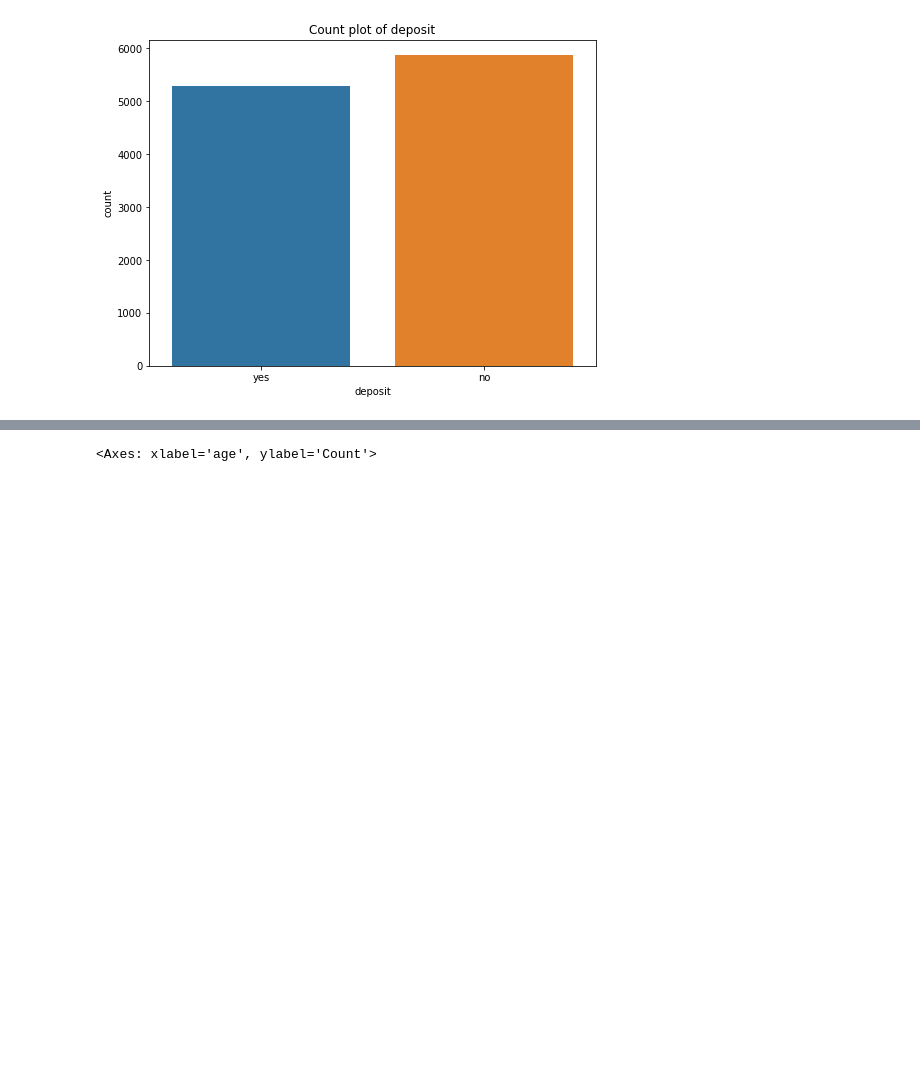
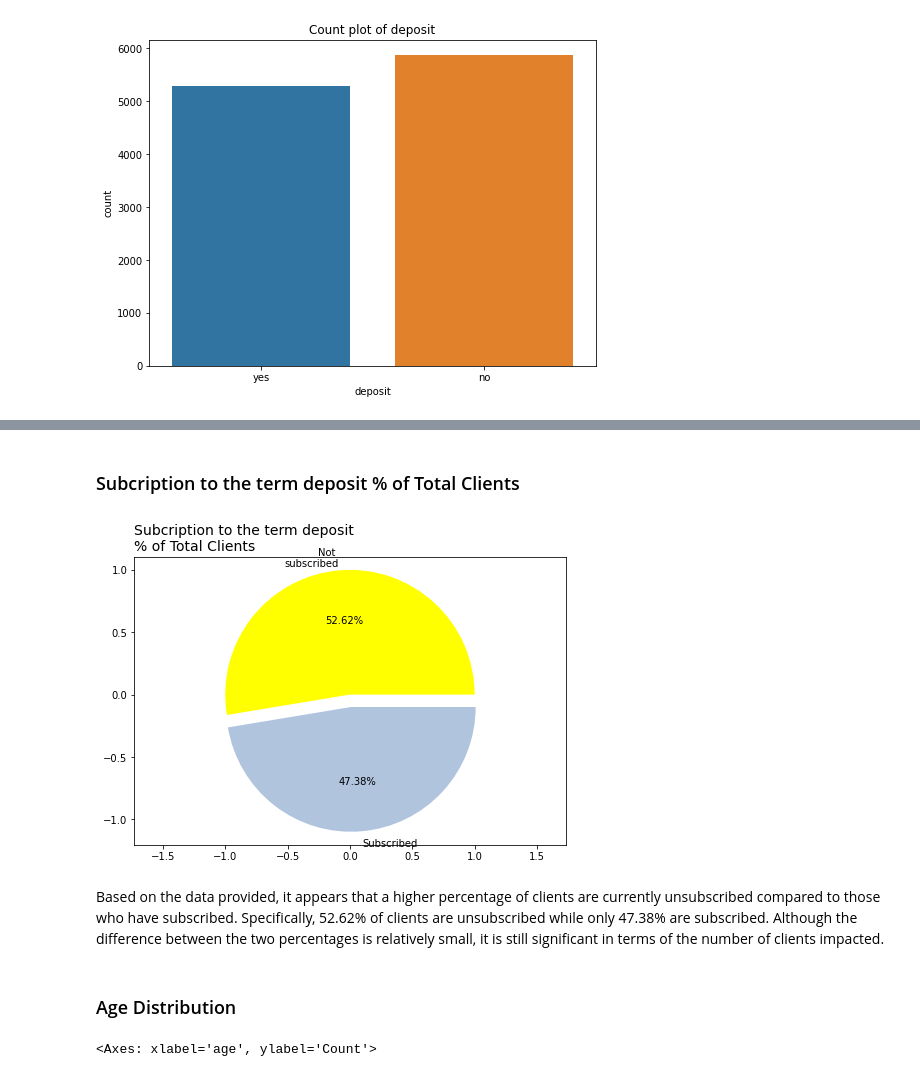
Before and after one commit to SaniyaBubere/Bank-Marketing, a Jupyter notebook: Bank_Marketing.ipynb, the cells around one changed output, grey strips where cells are left out. Drawn from its saved outputs; the diff is of its cells as text; code cells hidden in the pictures; blank space fills up the shorter version.

```diff
--- a/Bank_Marketing.ipynb
+++ b/Bank_Marketing.ipynb
@@ -453,25 +465,33 @@ for variable in categorical_variables:
+# %% [markdown]
+### Subcription to the term deposit % of Total Clients
 # %%
 # Pie chart
 labels = ["Not \nsubscribed", "Subscribed"]
 explode = (0, 0.1)  # only "explode" the second slice (i.e. 'Subscribed')
 
 # depicting the visualization
 fig = plt.figure()
-ax = fig.add_axes([0,0,1,1])
+ax = fig.add_axes([1.5,1.5,1,1])
 
 ax.pie(df['deposit'].value_counts(),
        labels = labels,
        explode = explode,
        autopct ='%1.2f%%',
        frame = True,
-       textprops = dict(color ="black", size=12),
-       colors = ['steelblue', 'lightsteelblue'])
+       textprops = dict(color ="black", size=10),
+       colors = ['yellow', 'lightsteelblue'])
 
 ax.axis('equal')
 plt.title('Subcription to the term deposit\n% of Total Clients',
      loc='left',
      color = 'black',
-     fontsize = '18')
+     fontsize = '14')
 
 plt.show()
+# %% [output]
+[figure, added]
+# %% [markdown]
+Based on the data provided, it appears that a higher percentage of clients are currently unsubscribed compared to those who have subscribed. Specifically, 52.62% of clients are unsubscribed while only 47.38% are subscribed. Although the difference between the two percentages is relatively small, it is still significant in terms of the number of clients impacted.
+# %% [markdown]
+### Age Distribution
 # %%
```
Also changed, not shown: parts of 42 cells of this notebook.
